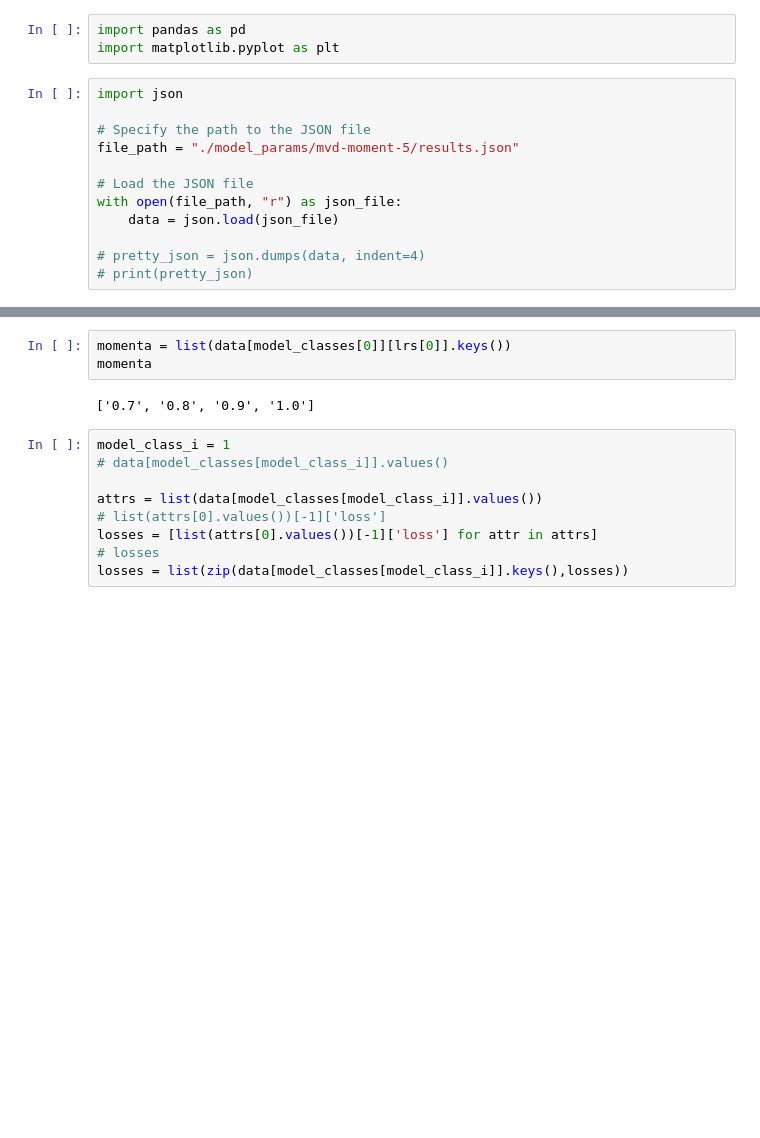
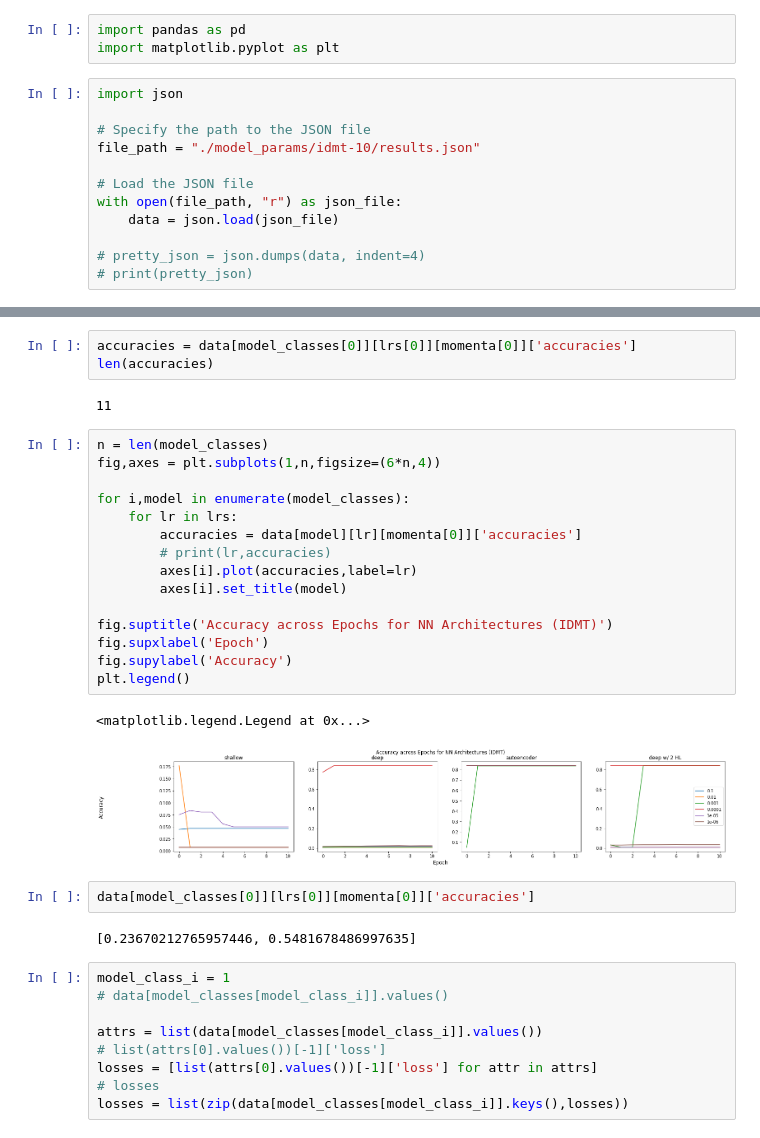
Before and after one commit to 170A-Capstone/Acoustic-Classification, a Jupyter notebook: grid_search_visualization.ipynb, the cells around one changed output, grey strips where cells are left out. Cells and saved outputs as stored; diff of their text form; blank space fills up the shorter version.

```diff
--- a/grid_search_visualization.ipynb
+++ b/grid_search_visualization.ipynb
@@ -5,7 +5,7 @@ import matplotlib.pyplot as plt
 import json
 
 # Specify the path to the JSON file
-file_path = "./model_params/mvd-moment-5/results.json"
+file_path = "./model_params/idmt-10/results.json"
 
 # Load the JSON file
 with open(file_path, "r") as json_file:
@@ -26,8 +29,30 @@ lrs
 # %%
-momenta = list(data[model_classes[0]][lrs[0]].keys())
-momenta
+accuracies = data[model_classes[0]][lrs[0]][momenta[0]]['accuracies']
+len(accuracies)
 # %% [output]
-['0.7', '0.8', '0.9', '1.0']
+11
+# %%
+n = len(model_classes)
+fig,axes = plt.subplots(1,n,figsize=(6*n,4))
+
+for i,model in enumerate(model_classes):
+    for lr in lrs:
+        accuracies = data[model][lr][momenta[0]]['accuracies']
+        # print(lr,accuracies)
+        axes[i].plot(accuracies,label=lr)
+        axes[i].set_title(model)
+
+fig.suptitle('Accuracy across Epochs for NN Architectures (IDMT)')
+fig.supxlabel('Epoch')
+fig.supylabel('Accuracy')
+plt.legend()
+# %% [output]
+<matplotlib.legend.Legend at 0x...>
+[figure, added]
+# %%
+data[model_classes[0]][lrs[0]][momenta[0]]['accuracies']
+# %% [output]
+[0.23670212765957446, 0.5481678486997635]
 # %%
 model_class_i = 1
 # data[model_classes[model_class_i]].values()
```
Also changed, not shown: parts of 3 cells of this notebook, 10 other files.
